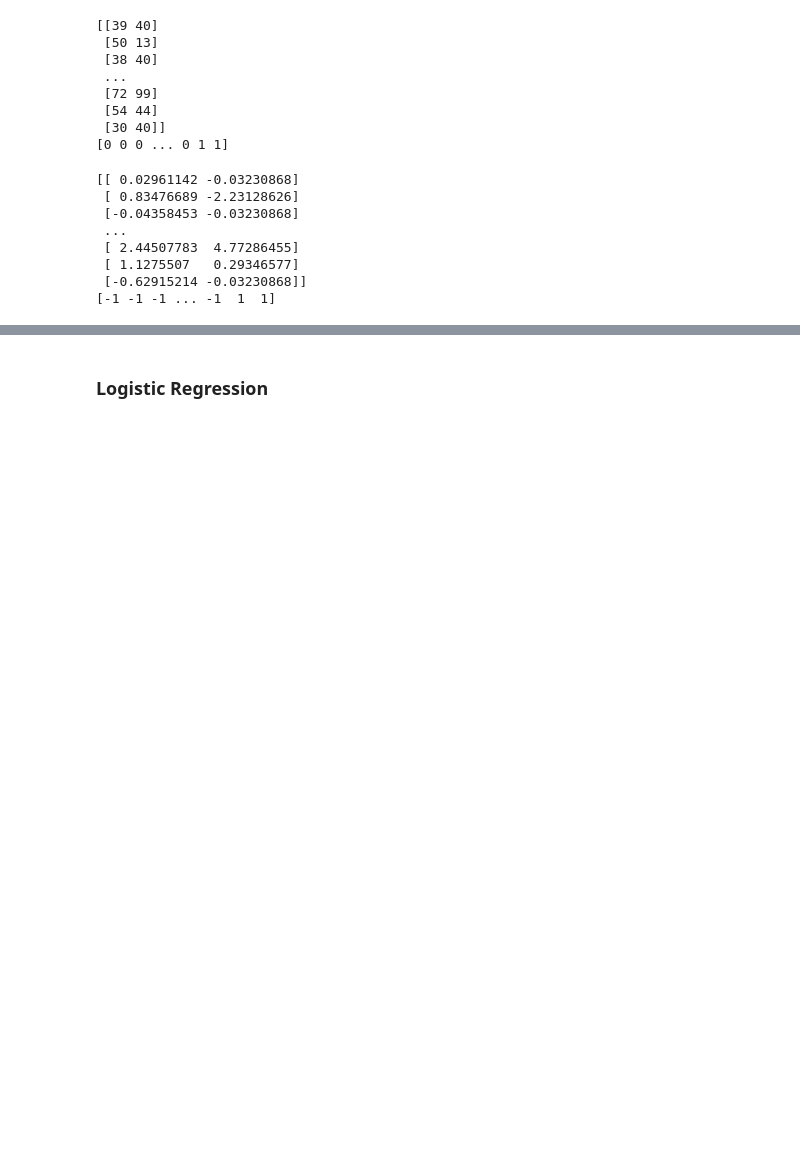
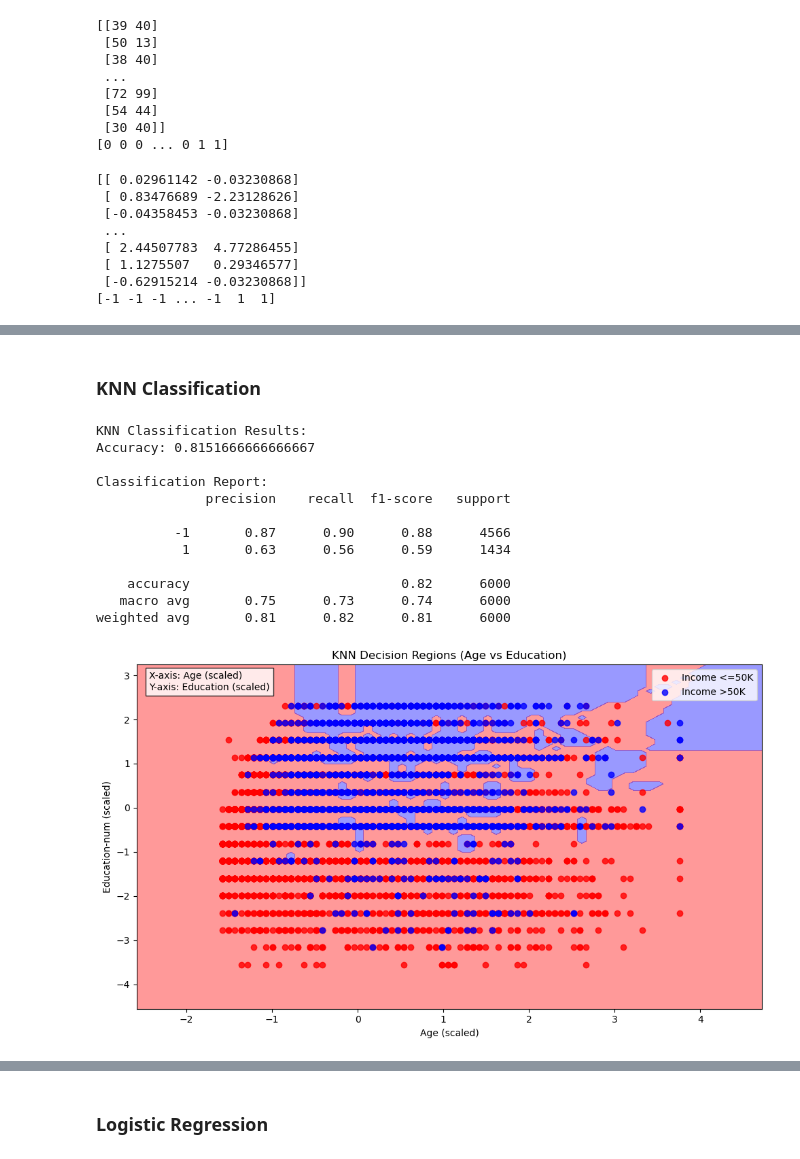
Before and after one commit to JunyuLi1/178pj, a Jupyter notebook: vc_part.ipynb, the cells around one changed output, grey strips where cells are left out. Cells and saved outputs as stored; diff of their text form; code cells hidden in the pictures; blank space fills up the shorter version.

```diff
--- a/vc_part.ipynb
+++ b/vc_part.ipynb
@@ -80,0 +131,68 @@ X_train, X_test, y_train, y_test = train_test_split(X_scaled, y, test_size=0.3,
+# %% [markdown]
+### KNN Classification
+# %%
+knn_model = KNeighborsClassifier(n_neighbors=5)
+knn_model.fit(X_train, y_train)
+knn_pred = knn_model.predict(X_test)
+
+print("\nKNN Classification Results:")
+print("Accuracy:", accuracy_score(y_test, knn_pred))
+print("\nClassification Report:")
+print(classification_report(y_test, knn_pred))
+
+plt.figure(figsize=(10, 6))
+X_subset = X_selected_scaled[:, [0, 1]]
+X_train_subset, X_test_subset, y_train_subset, y_test_subset = train_test_split(X_subset, y, test_size=0.3, random_state=42)
+
+knn_subset = KNeighborsClassifier(n_neighbors=5)
+knn_subset.fit(X_train_subset, y_train_subset)
+
+x_min, x_max = X_subset[:, 0].min() - 1, X_subset[:, 0].max() + 1
+y_min, y_max = X_subset[:, 1].min() - 1, X_subset[:, 1].max() + 1
+xx, yy = np.meshgrid(np.arange(x_min, x_max, 0.1),
+                     np.arange(y_min, y_max, 0.1))
+
+Z = knn_subset.predict(np.c_[xx.ravel(), yy.ravel()])
+Z = Z.reshape(xx.shape)
+
+# Create contour plot with distinct colors
+plt.contourf(xx, yy, Z, alpha=0.4, levels=[-2,0,2], colors=['red', 'blue'])
+
+# Create scatter plot with distinct colors for each class
+mask_low = y_train_subset == -1
+mask_high = y_train_subset == 1
+
+plt.scatter(X_train_subset[mask_low, 0], X_train_subset[mask_low, 1],
+           c='red', label='Income <=50K', alpha=0.8)
+plt.scatter(X_train_subset[mask_high, 0], X_train_subset[mask_high, 1],
+           c='blue', label='Income >50K', alpha=0.8)
+
+plt.xlabel('Age (scaled)')
+plt.ylabel('Education-num (scaled)')
+plt.title('KNN Decision Regions (Age vs Education)')
+
+# Add legend
+plt.legend()
+
+# Add text to explain the axes
+plt.text(0.02, 0.98, 'X-axis: Age (scaled)\nY-axis: Education (scaled)',
+         transform=plt.gca().transAxes,
+         bbox=dict(facecolor='white', alpha=0.8),
+         verticalalignment='top')
+
+plt.tight_layout()
+plt.show()
+# %% [output]
+KNN Classification Results:
+Accuracy: 0.8151666666666667
+
+Classification Report:
+              precision    recall  f1-score   support
+
+          -1       0.87      0.90      0.88      4566
+           1       0.63      0.56      0.59      1434
+
+    accuracy                           0.82      6000
+   macro avg       0.75      0.73      0.74      6000
+weighted avg       0.81      0.82      0.81      6000
+[figure, added]
```
Also changed, not shown: parts of 7 cells of this notebook.
